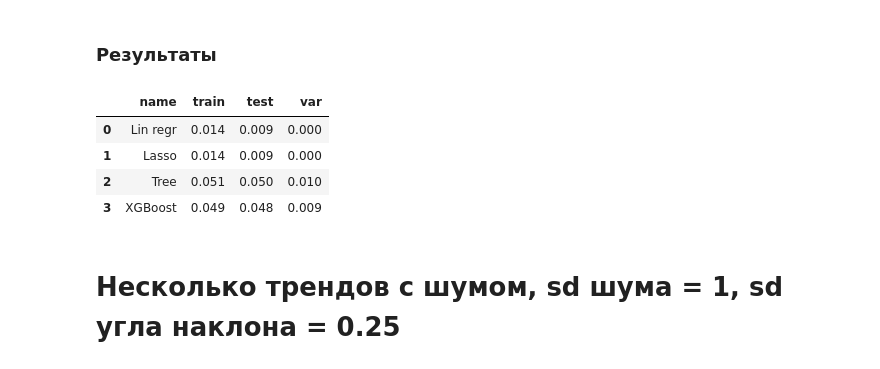
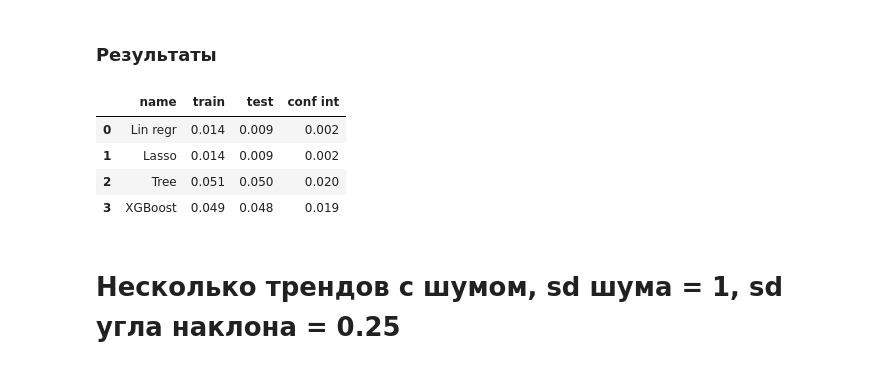
Before and after one commit to askcl/Time-Series, a Jupyter notebook: salnikov.ipynb, the cells around one changed output. Drawn from its saved outputs; the diff is of its cells as text; code cells hidden in the pictures.

```diff
--- a/salnikov.ipynb
+++ b/salnikov.ipynb
@@ -419,7 +372,7 @@ Linear regression: MSE=0.009+-0.0, train_MSE=0.014
 arr_name.append('Lin regr')
 arr_train.append(np.round(np.mean(regr_wn_mse[:,1]),3))
 arr_test.append(np.round(np.mean(regr_wn_mse[:,0]),3))
-arr_var.append(np.round(np.var(regr_wn_mse[:,0]),3))
+arr_var.append(np.round(2*np.var(regr_wn_mse[:,0])**.5/10,3))
 # %% [markdown]
 ### Lasso
 # %%
@@ -441,7 +394,7 @@ Linear regression: MSE=0.009+-0.0, train_MSE=0.014, mean_alpha=0.001
 arr_name.append('Lasso')
 arr_train.append(np.round(np.mean(lasso_wn_mse[:,1]),3))
 arr_test.append(np.round(np.mean(lasso_wn_mse[:,0]),3))
-arr_var.append(np.round(np.var(lasso_wn_mse[:,0]),3))
+arr_var.append(np.round(2*np.var(lasso_wn_mse[:,0])**.5/10,3))
 # %% [markdown]
 ### Tree
 # %%
@@ -463,7 +416,7 @@ Tree: MSE=0.05+-0.02, train_MSE=0.051, mean_depth=3.3
 arr_name.append('Tree')
 arr_train.append(np.round(np.mean(tree_wn_mse[:,1]),3))
 arr_test.append(np.round(np.mean(tree_wn_mse[:,0]),3))
-arr_var.append(np.round(np.var(tree_wn_mse[:,0]),3))
+arr_var.append(np.round(2*np.var(tree_wn_mse[:,0])**.5/10,3))
 # %% [markdown]
 ### XGBoost
 # %%
@@ -485,19 +438,19 @@ Tree: MSE=0.048+-0.019, train_MSE=0.049, mean_estim=83.0, mean_depth=2.05
 arr_name.append('XGBoost')
 arr_train.append(np.round(np.mean(boost_wn_mse[:,1]),3))
 arr_test.append(np.round(np.mean(boost_wn_mse[:,0]),3))
-arr_var.append(np.round(np.var(boost_wn_mse[:,0]),3))
+arr_var.append(np.round(2*np.var(boost_wn_mse[:,0])**.5/10,3))
 # %% [markdown]
 ### Результаты
 # %%
-dic={'name':arr_name, 'train': arr_train, 'test': arr_test, 'var': arr_var}
+dic={'name':arr_name, 'train': arr_train, 'test': arr_test, 'conf int': arr_var}
 df=pd.DataFrame(data=dic)
 df
 # %% [output]
-|  | name | train | test | var |
-| 0 | Lin regr | 0.014 | 0.009 | 0.000 |
-| 1 | Lasso | 0.014 | 0.009 | 0.000 |
-| 2 | Tree | 0.051 | 0.050 | 0.010 |
-| 3 | XGBoost | 0.049 | 0.048 | 0.009 |
+|  | name | train | test | conf int |
+| 0 | Lin regr | 0.014 | 0.009 | 0.002 |
+| 1 | Lasso | 0.014 | 0.009 | 0.002 |
+| 2 | Tree | 0.051 | 0.050 | 0.020 |
+| 3 | XGBoost | 0.049 | 0.048 | 0.019 |
 # %% [markdown]
 # Несколько трендов с шумом, sd шума = 1, sd угла наклона = 0.25
 # %%
```
Also changed, not shown: parts of 27 cells of this notebook, 2 other files.
